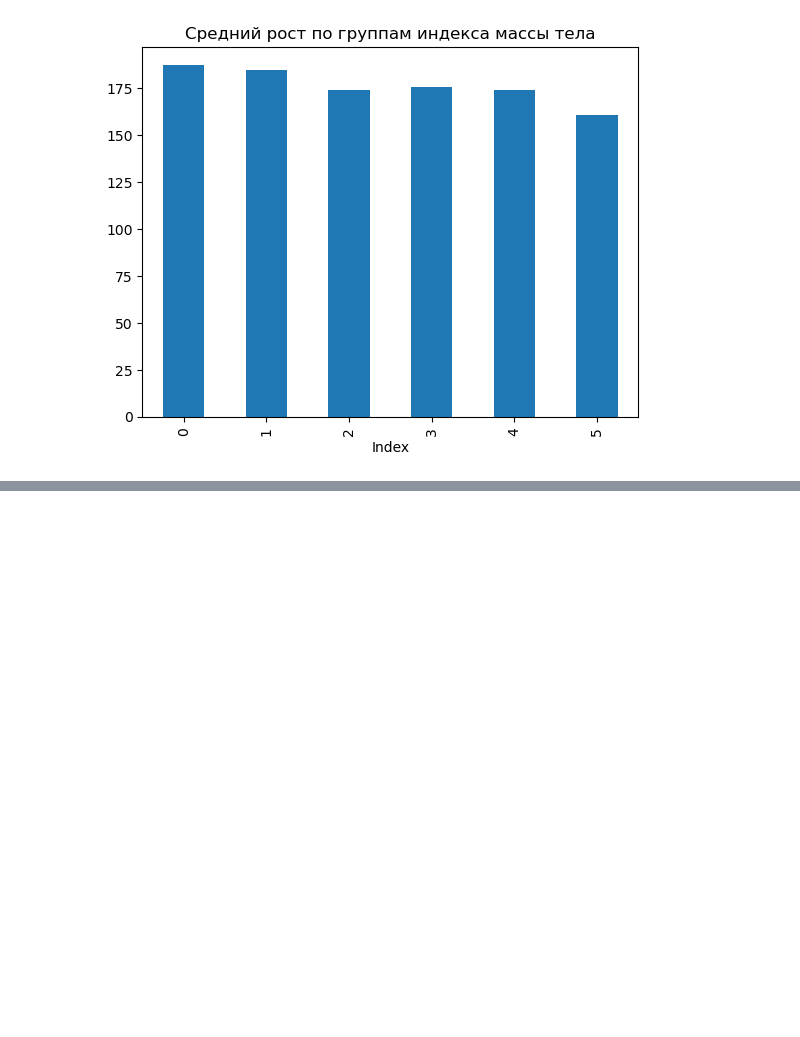
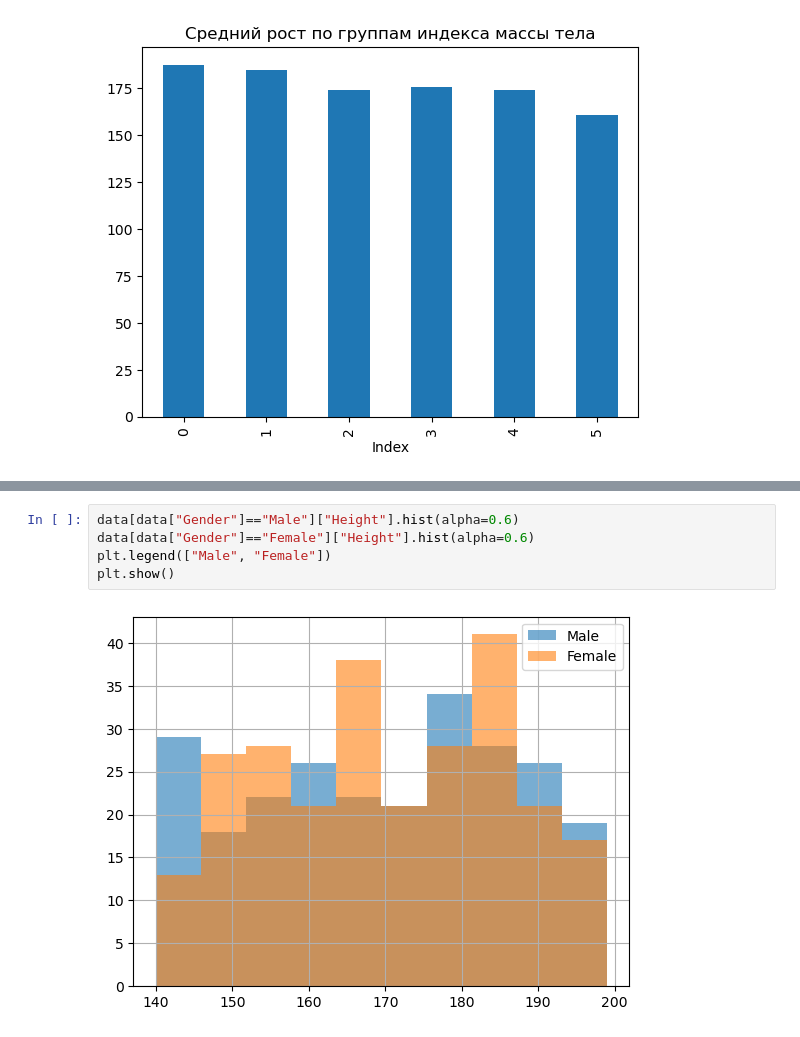
Before and after one commit to golubnichiy/big_data_11_23, a Jupyter notebook: days_02.ipynb, the cells around one changed output, grey strips where cells are left out. Drawn from its saved outputs; the diff is of its cells as text; blank space fills up the shorter version.

```diff
--- a/days_02.ipynb
+++ b/days_02.ipynb
@@ -63,0 +100,7 @@ plt.show()
+# %%
+data[data["Gender"]=="Male"]["Height"].hist(alpha=0.6)
+data[data["Gender"]=="Female"]["Height"].hist(alpha=0.6)
+plt.legend(["Male", "Female"])
+plt.show()
+# %% [output]
+[figure, added]
```
Also changed, not shown: parts of 16 cells of this notebook, 2 other files.
